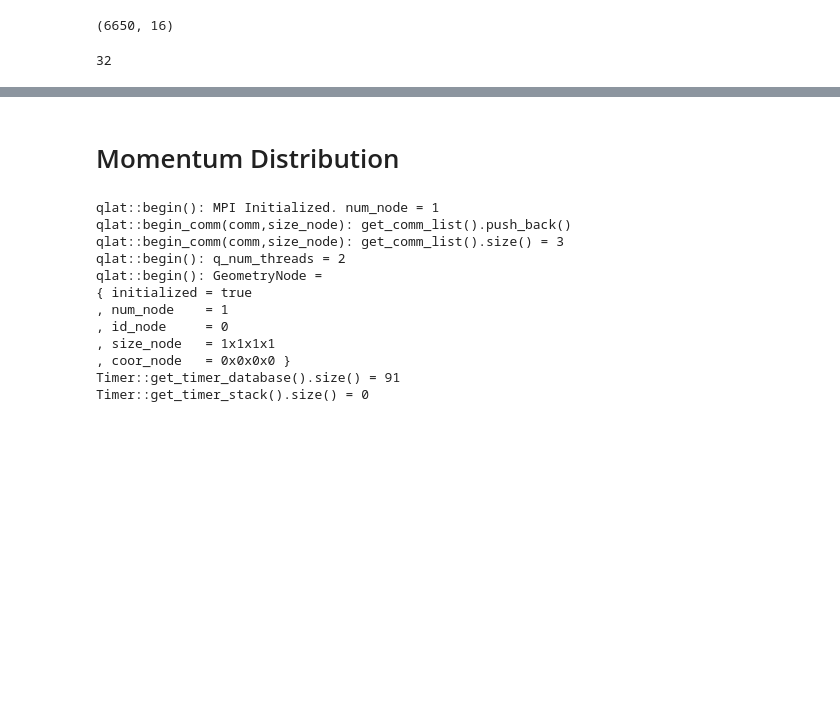
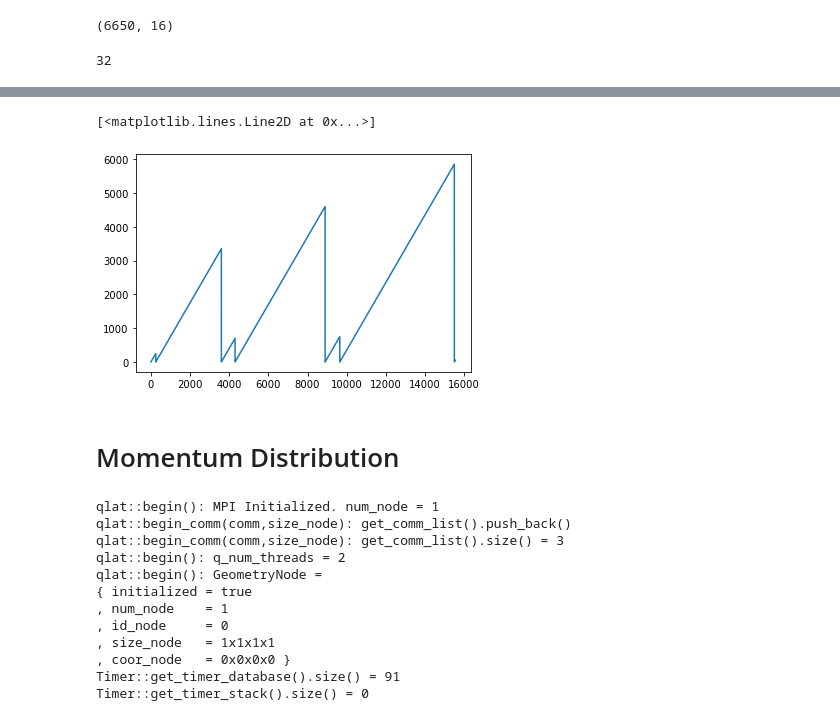
Before and after one commit to jinluchang/Qlattice, a Jupyter notebook: applications/hmc-pions/data_analysis-blocked.ipynb, the cells around one changed output, grey strips where cells are left out. Drawn from its saved outputs; the diff is of its cells as text; code cells hidden in the pictures; blank space fills up the shorter version.

```diff
--- a/applications/hmc-pions/data_analysis-blocked.ipynb
+++ b/applications/hmc-pions/data_analysis-blocked.ipynb
@@ -99,3 +101,8 @@ Average acceptance rate after cutoff: 0.9848428118619563
+# %%
+plt.plot(data.trajs)
+# %% [output]
+[<matplotlib.lines.Line2D at 0x...>]
+[figure, added]
 # %% [markdown]
 # Momentum Distribution
 # %%
```
Also changed, not shown: parts of 4 cells of this notebook, 1 other file.
